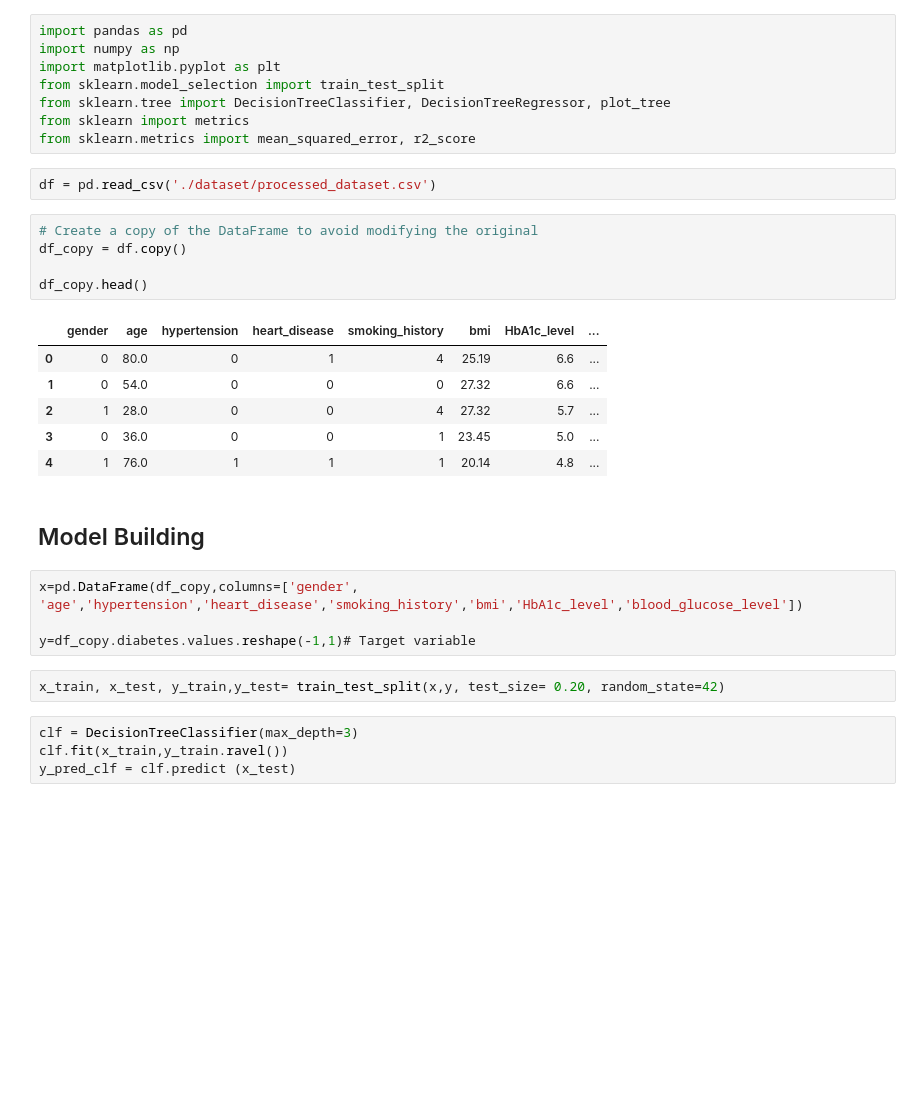
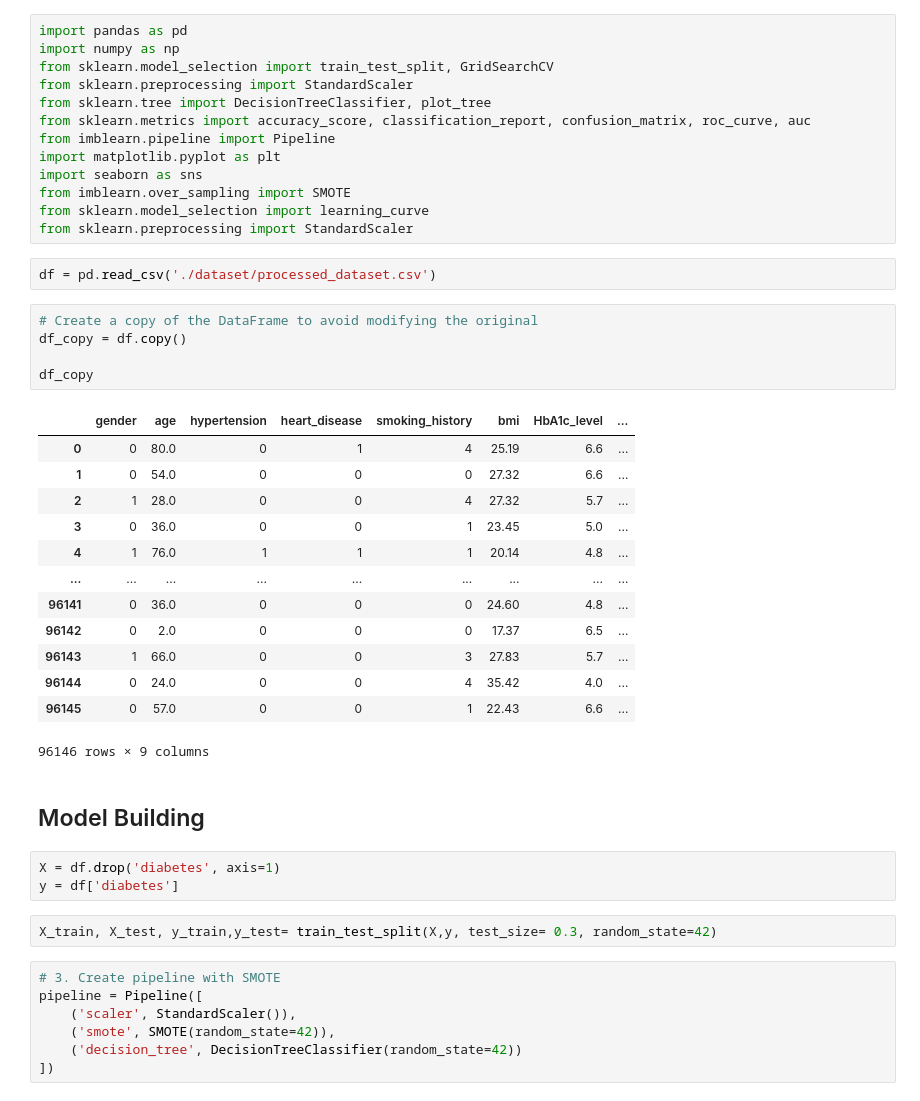
Before and after one commit to PhatNguyen55/Machine_Learning-Diabetes_Prediction, a Jupyter notebook: DecisionTree.ipynb, the cells around one changed output. Drawn from its saved outputs; the diff is of its cells as text; blank space fills up the shorter version.

```diff
--- a/DecisionTree.ipynb
+++ b/DecisionTree.ipynb
@@ -1,35 +1,49 @@
 # %%
 import pandas as pd
 import numpy as np
+from sklearn.model_selection import train_test_split, GridSearchCV
+from sklearn.preprocessing import StandardScaler
+from sklearn.tree import DecisionTreeClassifier, plot_tree
+from sklearn.metrics import accuracy_score, classification_report, confusion_matrix, roc_curve, auc
+from imblearn.pipeline import Pipeline
 import matplotlib.pyplot as plt
-from sklearn.model_selection import train_test_split
-from sklearn.tree import DecisionTreeClassifier, DecisionTreeRegressor, plot_tree
-from sklearn import metrics
-from sklearn.metrics import mean_squared_error, r2_score
+import seaborn as sns
+from imblearn.over_sampling import SMOTE
+from sklearn.model_selection import learning_curve
+from sklearn.preprocessing import StandardScaler
 # %%
 df = pd.read_csv('./dataset/processed_dataset.csv')
 # %%
 # Create a copy of the DataFrame to avoid modifying the original
 df_copy = df.copy()
 
-df_copy.head()
+df_copy
 # %% [output]
 |  | gender | age | hypertension | heart_disease | smoking_history | bmi | HbA1c_level | ... |
 | 0 | 0 | 80.0 | 0 | 1 | 4 | 25.19 | 6.6 | ... |
 | 1 | 0 | 54.0 | 0 | 0 | 0 | 27.32 | 6.6 | ... |
 | 2 | 1 | 28.0 | 0 | 0 | 4 | 27.32 | 5.7 | ... |
 | 3 | 0 | 36.0 | 0 | 0 | 1 | 23.45 | 5.0 | ... |
 | 4 | 1 | 76.0 | 1 | 1 | 1 | 20.14 | 4.8 | ... |
+| ... | ... | ... | ... | ... | ... | ... | ... | ... |
+| 96141 | 0 | 36.0 | 0 | 0 | 0 | 24.60 | 4.8 | ... |
+| 96142 | 0 | 2.0 | 0 | 0 | 0 | 17.37 | 6.5 | ... |
+| 96143 | 1 | 66.0 | 0 | 0 | 3 | 27.83 | 5.7 | ... |
+| 96144 | 0 | 24.0 | 0 | 0 | 4 | 35.42 | 4.0 | ... |
+| 96145 | 0 | 57.0 | 0 | 0 | 1 | 22.43 | 6.6 | ... |
+96146 rows × 9 columns
 # %% [markdown]
 ## Model Building
 # %%
-x=pd.DataFrame(df_copy,columns=['gender', 'age','hypertension','heart_disease','smoking_history','bmi','HbA1c_level','blood_glucose_level'])
-
-y=df_copy.diabetes.values.reshape(-1,1)# Target variable
+X = df.drop('diabetes', axis=1)
+y = df['diabetes']
 # %%
-x_train, x_test, y_train,y_test= train_test_split(x,y, test_size= 0.20, random_state=42)
+X_train, X_test, y_train,y_test= train_test_split(X,y, test_size= 0.3, random_state=42)
 # %%
-clf = DecisionTreeClassifier(max_depth=3)
-clf.fit(x_train,y_train.ravel())
-y_pred_clf = clf.predict (x_test)
+# 3. Create pipeline with SMOTE
+pipeline = Pipeline([
+    ('scaler', StandardScaler()),
+    ('smote', SMOTE(random_state=42)),
+    ('decision_tree', DecisionTreeClassifier(random_state=42))
+])
 # %%
```
Also changed, not shown: parts of 14 cells of this notebook, 1 other file.
